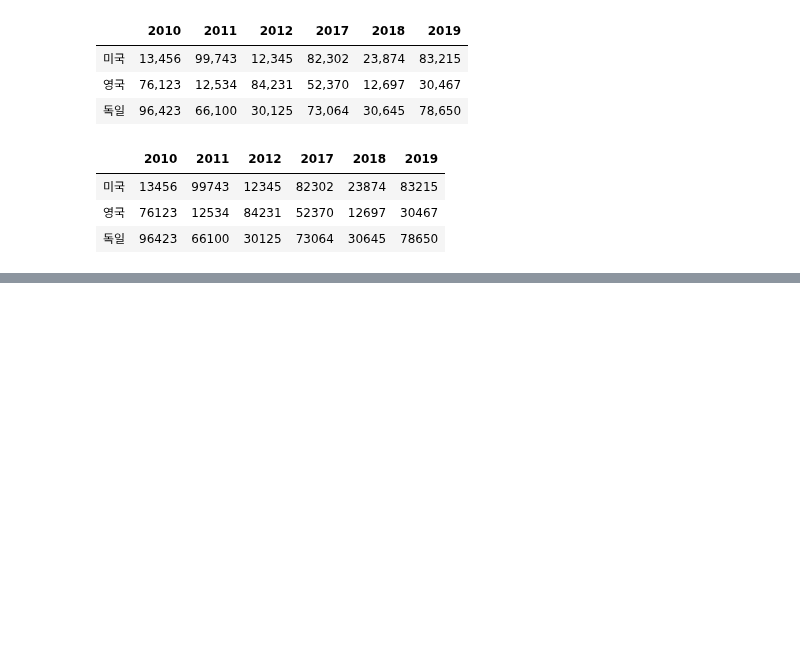
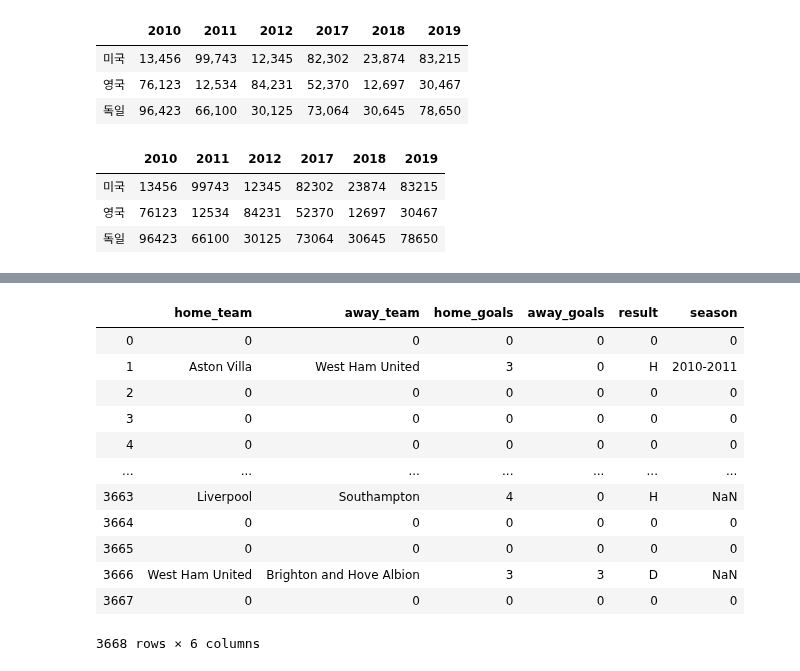
Before and after one commit to galaxy1014/ML_module_summary, a Jupyter notebook: Pandas/Chapyter6_Use like query/Chapter6.ipynb, the cells around one changed output, grey strips where cells are left out. Drawn from its saved outputs; the diff is of its cells as text; code cells hidden in the pictures; blank space fills up the shorter version.

```diff
--- a/Pandas/Chapyter6_Use like query/Chapter6.ipynb
+++ b/Pandas/Chapyter6_Use like query/Chapter6.ipynb
@@ -234,0 +303,16 @@ SyntaxError: invalid syntax (<ipython-input-52-01a4bf95fad4>, line 1)
+# %%
+df.where(df['home_goals'] > 2, 0.0)
+# %% [output]
+|  | home_team | away_team | home_goals | away_goals | result | season |
+| 0 | 0 | 0 | 0 | 0 | 0 | 0 |
+| 1 | Aston Villa | West Ham United | 3 | 0 | H | 2010-2011 |
+| 2 | 0 | 0 | 0 | 0 | 0 | 0 |
+| 3 | 0 | 0 | 0 | 0 | 0 | 0 |
+| 4 | 0 | 0 | 0 | 0 | 0 | 0 |
+| ... | ... | ... | ... | ... | ... | ... |
+| 3663 | Liverpool | Southampton | 4 | 0 | H | NaN |
+| 3664 | 0 | 0 | 0 | 0 | 0 | 0 |
+| 3665 | 0 | 0 | 0 | 0 | 0 | 0 |
+| 3666 | West Ham United | Brighton and Hove Albion | 3 | 3 | D | NaN |
+| 3667 | 0 | 0 | 0 | 0 | 0 | 0 |
+3668 rows × 6 columns
```
Also changed, not shown: parts of 11 cells of this notebook.
